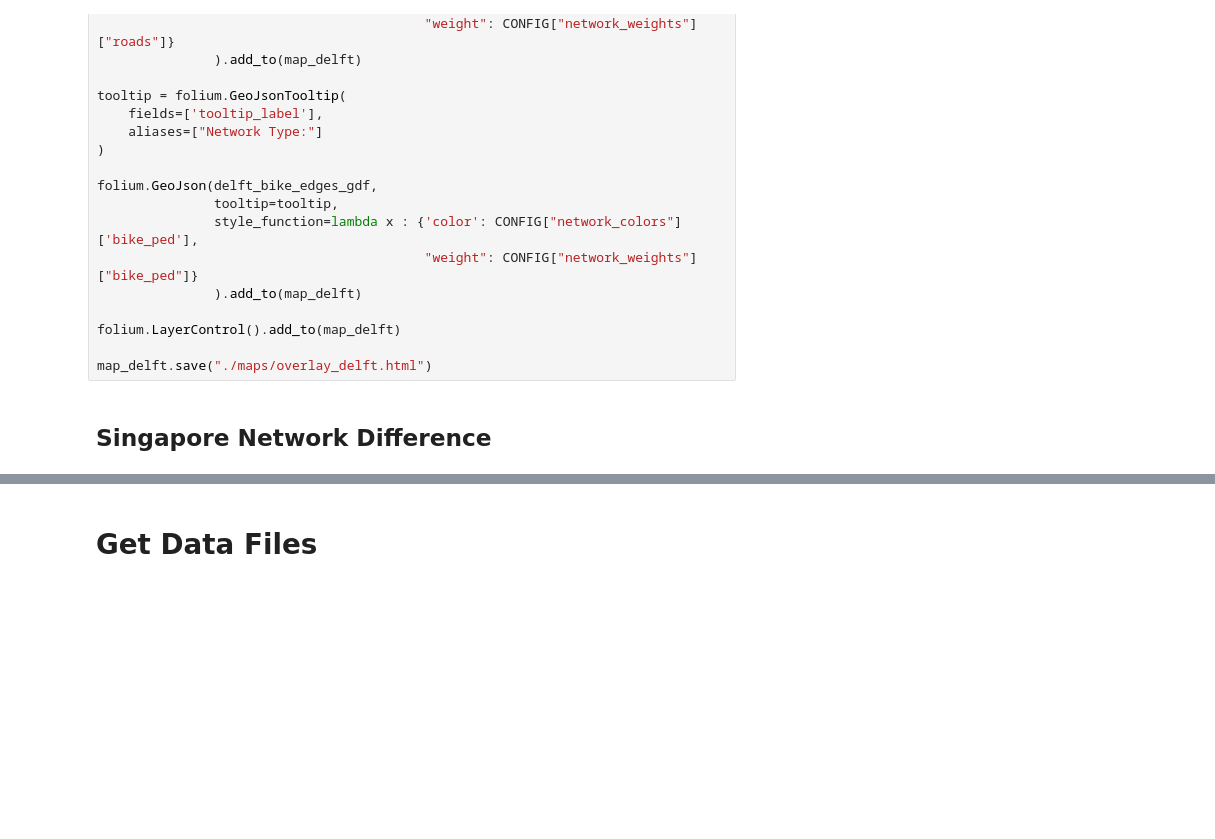
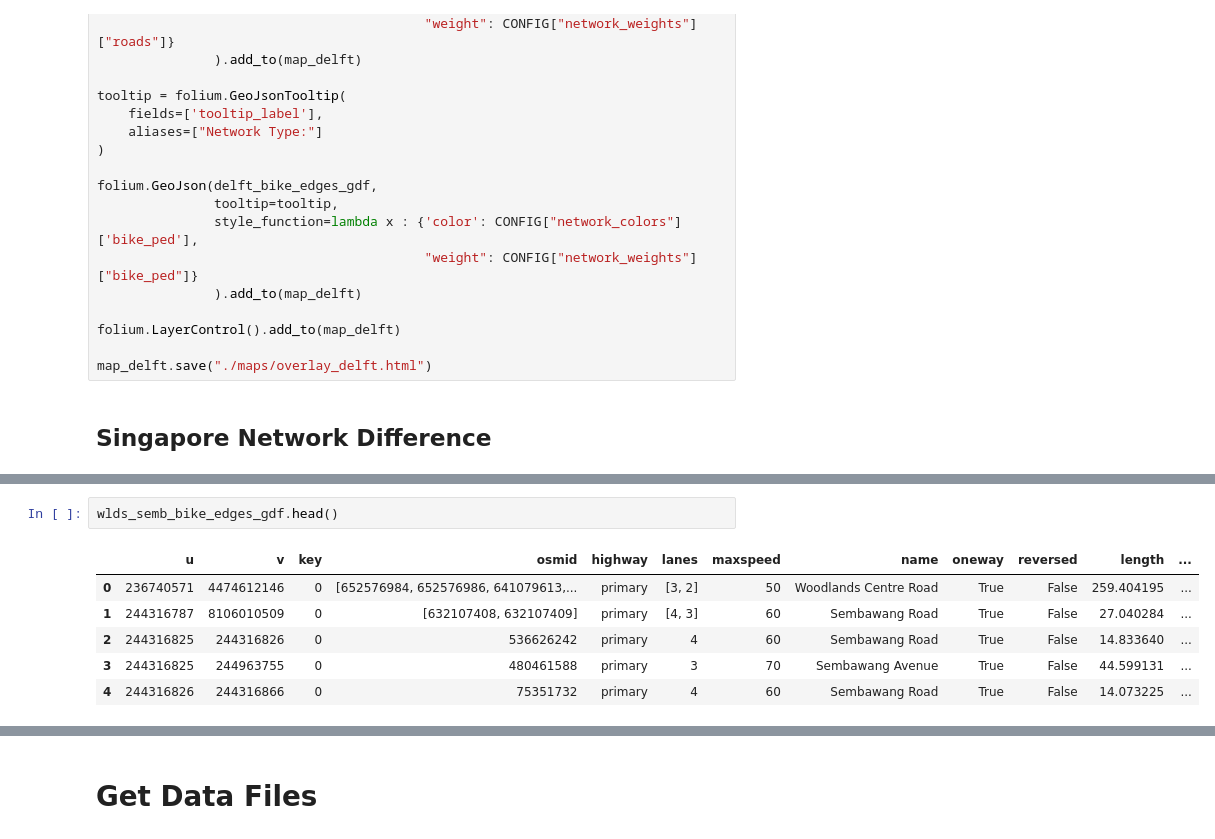
Before and after one commit to nicholas-ko-zy/blog-post-illustrations, a Jupyter notebook: 20260404_TransportationSeparation/networks.ipynb, the cells around one changed output, grey strips where cells are left out. Saved outputs shown, nothing was run; the diff lists cells and outputs as text; blank space fills up the shorter version.

```diff
--- a/20260404_TransportationSeparation/networks.ipynb
+++ b/20260404_TransportationSeparation/networks.ipynb
@@ -129,0 +159,9 @@ map_delft.save("./maps/overlay_delft.html")
+# %%
+wlds_semb_bike_edges_gdf.head()
+# %% [output]
+|  | u | v | key | osmid | highway | lanes | maxspeed | name | oneway | reversed | length | ... |
+| 0 | 236740571 | 4474612146 | 0 | [652576984, 652576986, 641079613,... | primary | [3, 2] | 50 | Woodlands Centre Road | True | False | 259.404195 | ... |
+| 1 | 244316787 | 8106010509 | 0 | [632107408, 632107409] | primary | [4, 3] | 60 | Sembawang Road | True | False | 27.040284 | ... |
+| 2 | 244316825 | 244316826 | 0 | 536626242 | primary | 4 | 60 | Sembawang Road | True | False | 14.833640 | ... |
+| 3 | 244316825 | 244963755 | 0 | 480461588 | primary | 3 | 70 | Sembawang Avenue | True | False | 44.599131 | ... |
+| 4 | 244316826 | 244316866 | 0 | 75351732 | primary | 4 | 60 | Sembawang Road | True | False | 14.073225 | ... |
```
Also changed, not shown: parts of 15 cells of this notebook, 6 other files.
